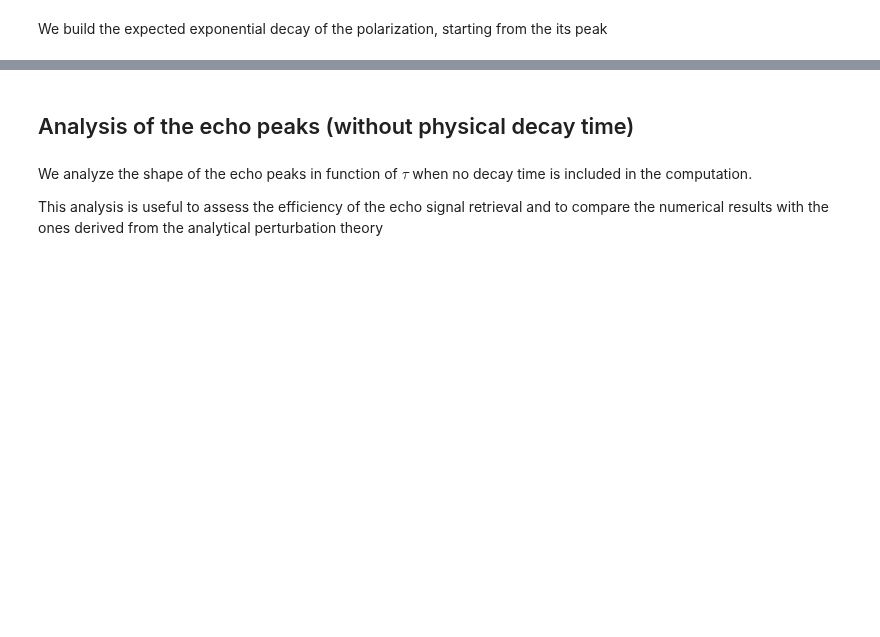
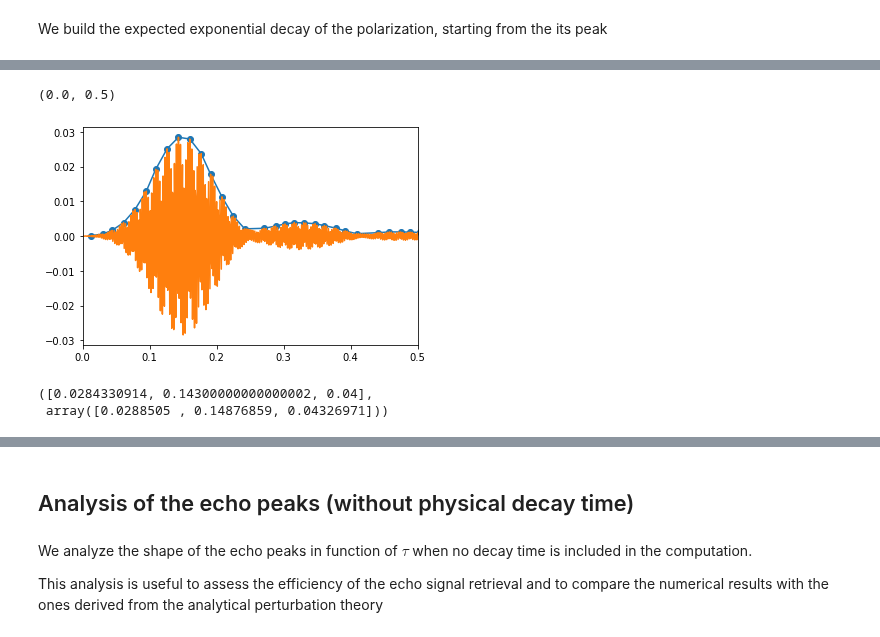
Before and after one commit to marcodalessandro76/Echo_mechanisms_decay_time_optical_orientation, a Jupyter notebook: PHOTON_ECO/ANALYSIS_Plot.ipynb, the cells around one changed output, grey strips where cells are left out. Saved outputs shown, nothing was run; the diff lists cells and outputs as text; code cells hidden in the pictures; blank space fills up the shorter version.

```diff
--- a/PHOTON_ECO/ANALYSIS_Plot.ipynb
+++ b/PHOTON_ECO/ANALYSIS_Plot.ipynb
@@ -50,0 +82,24 @@ plt.plot(time_exp,exp_decay,linestyle='--')
+# %%
+ind_max = argrelextrema(px_ref,np.greater,order=3)[0]
+time_env = time[ind_max]
+px_ref_env = px_ref[ind_max]
+# %%
+plt.plot(time_env,px_ref_env)
+plt.scatter(time_env,px_ref_env)
+plt.plot(time,px_ref)
+plt.xlim(0,0.5)
+# %% [output]
+(0.0, 0.5)
+[figure, added]
+# %%
+ind_max = np.argmax(px_ref_env)
+px_ref_env_max = px_ref_env[ind_max]
+mean = time_env[ind_max]
+ampl = px_ref_env_max
+sigma = 0.04
+p0 = [px_ref_env_max,mean,sigma]
+gauss_pars_ref,pcov = curve_fit(gauss,time_env,px_ref_env,p0=p0)
+p0,gauss_pars_ref
+# %% [output]
+([0.0284330914, 0.14300000000000002, 0.04],
+ array([0.0288505 , 0.14876859, 0.04326971]))
```
Also changed, not shown: parts of 32 cells of this notebook, 11 other files.
